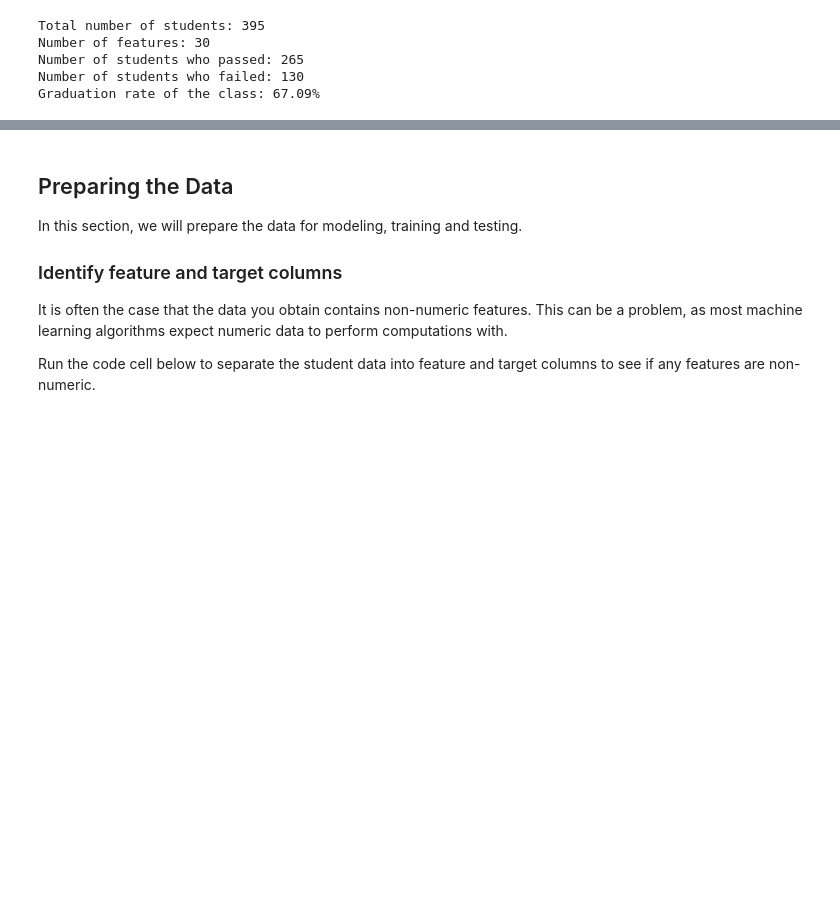
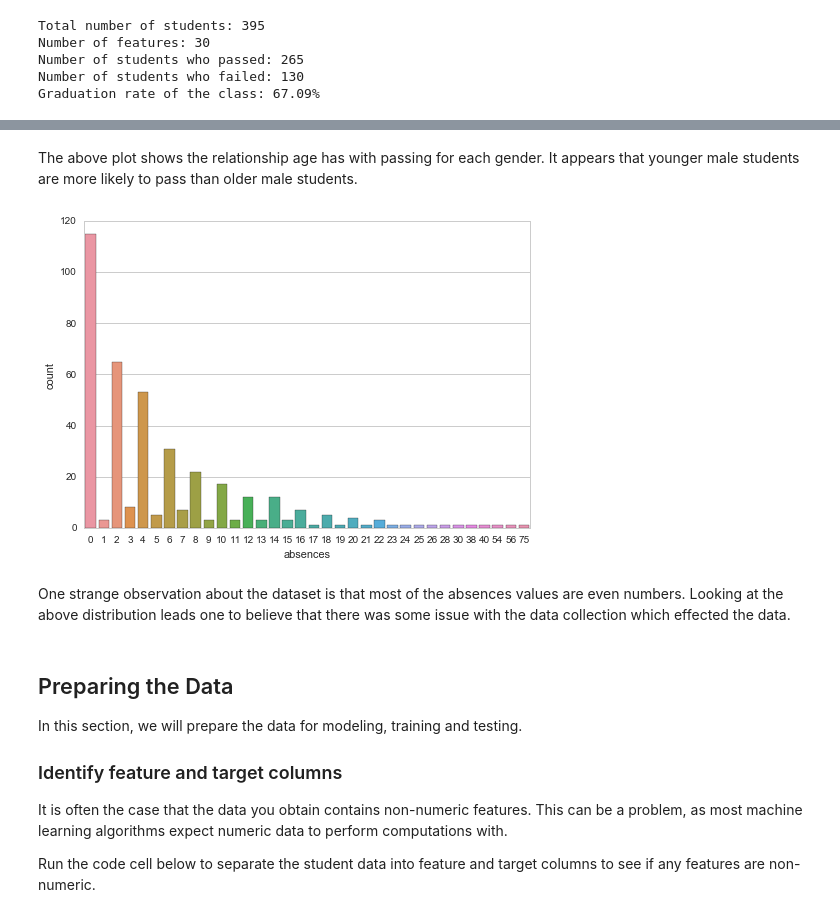
Before and after one commit to JustinHeaton/Student-Intervention, a Jupyter notebook: student_intervention.ipynb, the cells around one changed output, grey strips where cells are left out. Cells and saved outputs as stored; diff of their text form; code cells hidden in the pictures; blank space fills up the shorter version.

```diff
--- a/student_intervention.ipynb
+++ b/student_intervention.ipynb
@@ -80,3 +91,11 @@ Graduation rate of the class: 67.09%
+# %% [markdown]
+The above plot shows the relationship age has with passing for each gender. It appears that younger male students are more likely to pass than older male students.
+# %%
+sns.countplot(student_data['absences']);
+# %% [output]
+[figure, added]
+# %% [markdown]
+One strange observation about the dataset is that most of the absences values are even numbers. Looking at the above distribution leads one to believe that there was some issue with the data collection which effected the data.
 # %% [markdown]
 ## Preparing the Data
 In this section, we will prepare the data for modeling, training and testing.
```
Also changed, not shown: parts of 5 cells of this notebook.
